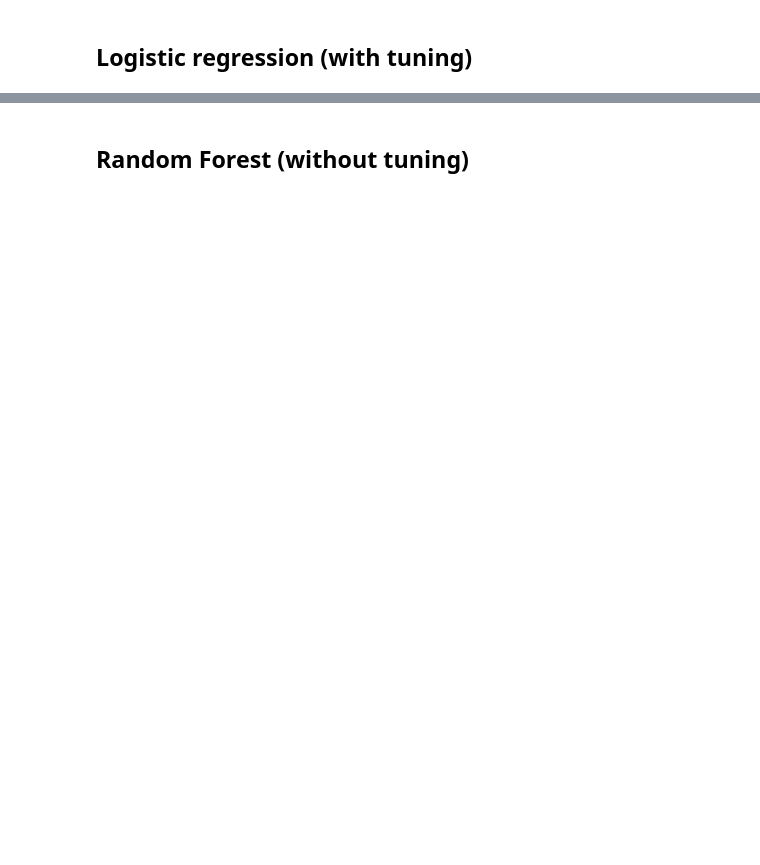
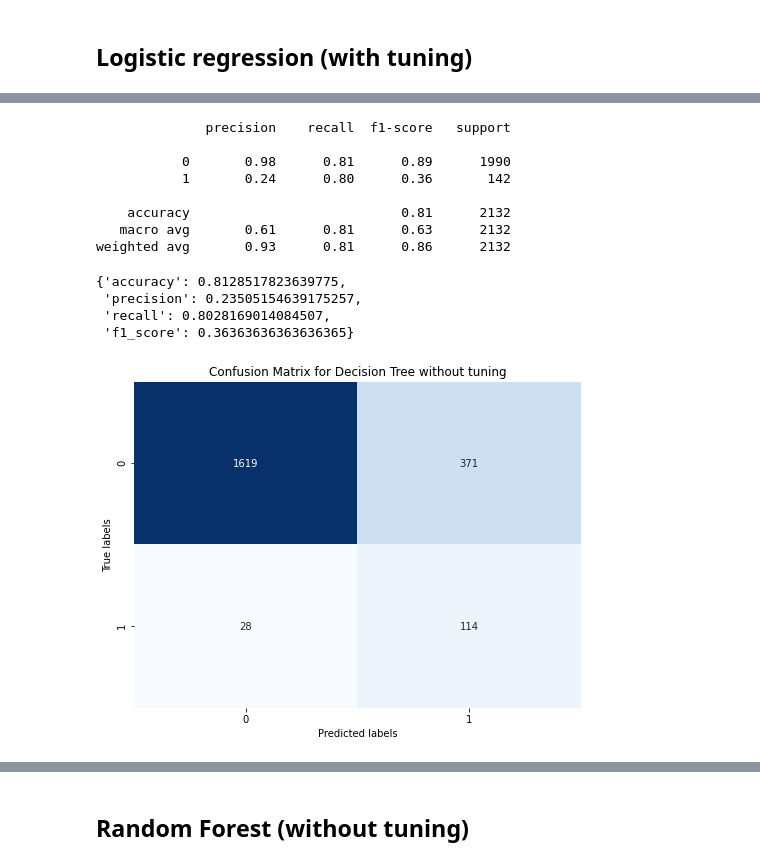
Before and after one commit to cheryltan17/DSA4263-Project, a Jupyter notebook: Models/Models.ipynb, the cells around one changed output, grey strips where cells are left out. Cells and saved outputs as stored; diff of their text form; code cells hidden in the pictures; blank space fills up the shorter version.

```diff
--- a/Models/Models.ipynb
+++ b/Models/Models.ipynb
@@ -223,0 +255,19 @@ AUC score: 0.927
+# %%
+model_dt.fit(X_train_rus, y_train_rus)
+y_pred_dt = model_dt.predict(X_test)
+# %%
+Models.evaluate_model(y_test, y_pred_dt, 'Decision Tree without tuning')
+# %% [output]
+              precision    recall  f1-score   support
+
+           0       0.98      0.81      0.89      1990
+           1       0.24      0.80      0.36       142
+
+    accuracy                           0.81      2132
+   macro avg       0.61      0.81      0.63      2132
+weighted avg       0.93      0.81      0.86      2132
+{'accuracy': 0.8128517823639775,
+ 'precision': 0.23505154639175257,
+ 'recall': 0.8028169014084507,
+ 'f1_score': 0.36363636363636365}
+[figure, added]
```
Also changed, not shown: parts of 45 cells of this notebook, 1 other file.
